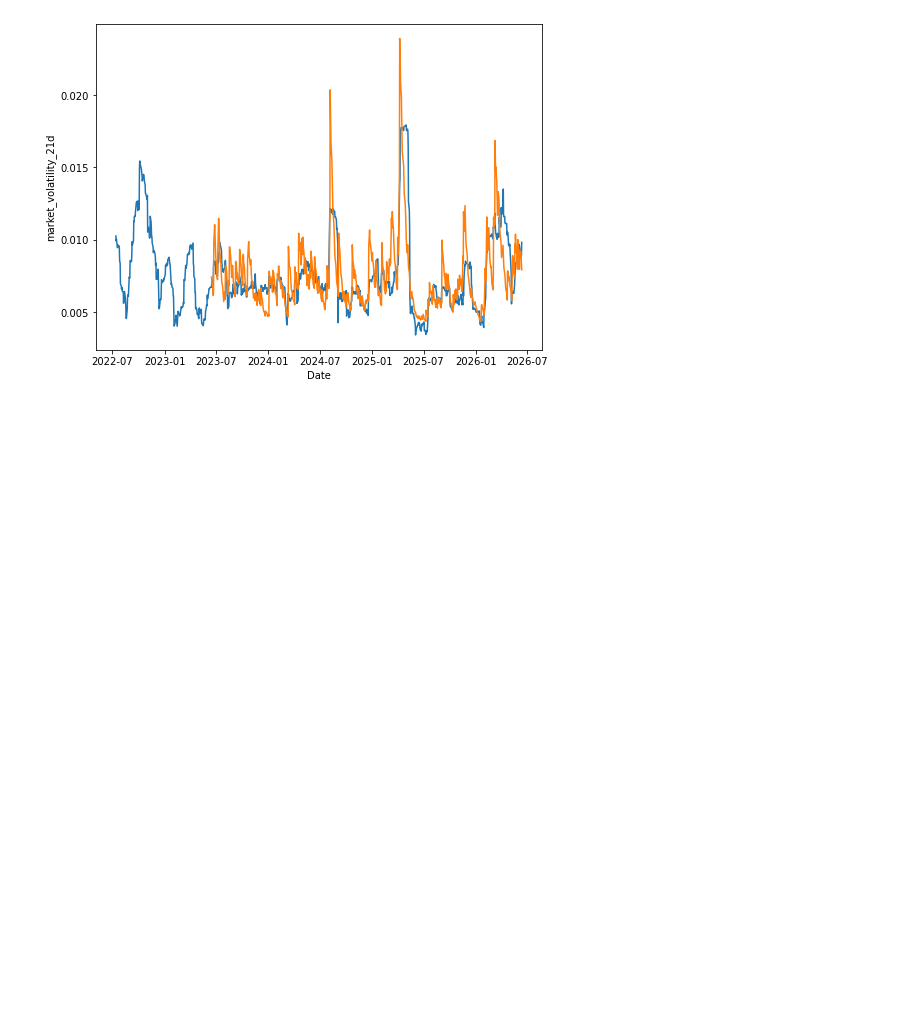
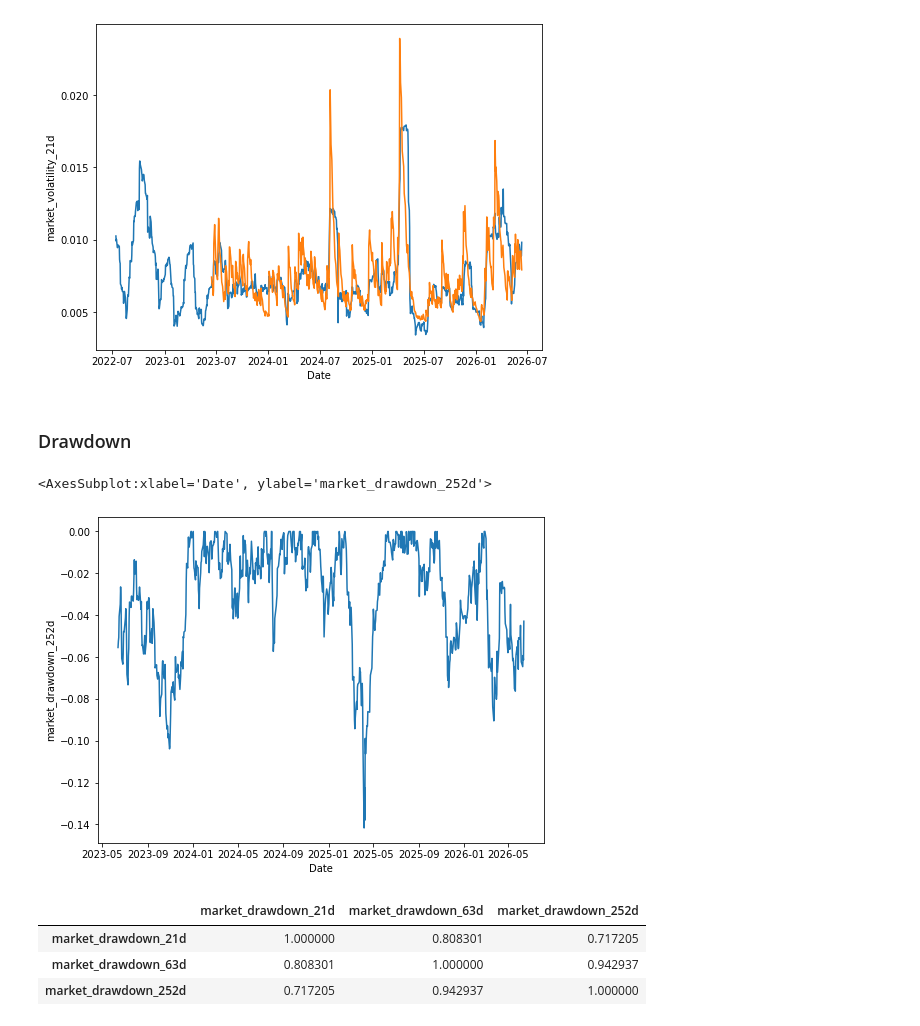
Before and after one commit to hungryfire267/systematic-equities-research, a Jupyter notebook: notebooks/research_signals.ipynb, the cells around one changed output. Cells and saved outputs as stored; diff of their text form; code cells hidden in the pictures; blank space fills up the shorter version.

```diff
--- a/notebooks/research_signals.ipynb
+++ b/notebooks/research_signals.ipynb
@@ -17,4 +17,6 @@ import seaborn as sns
 market_signal_dict = MarketSignals().run_data()
 
 market_return_df = market_signal_dict["returns"]
+market_momentum_df = market_signal_dict["momentum"]
 market_volatility_df = market_signal_dict["volatility"]
+market_drawdown_df = market_signal_dict["drawdown"]
@@ -46,3 +64,18 @@ sns.lineplot(data= volatility_df, x="Date", y = "raw_garch_vol")
 plt.show()
 # %% [output]
 [figure]
+# %% [markdown]
+### Drawdown
+# %%
+plt.figure(figsize=(8, 6))
+sns.lineplot(data = market_drawdown_df, x="Date", y ="market_drawdown_252d")
+# %% [output]
+<AxesSubplot:xlabel='Date', ylabel='market_drawdown_252d'>
+[figure, added]
+# %%
+market_drawdown_df.corr().iloc[1:, 1:]
+# %% [output]
+|  | market_drawdown_21d | market_drawdown_63d | market_drawdown_252d |
+| market_drawdown_21d | 1.000000 | 0.808301 | 0.717205 |
+| market_drawdown_63d | 0.808301 | 1.000000 | 0.942937 |
+| market_drawdown_252d | 0.717205 | 0.942937 | 1.000000 |
```
Also changed, not shown: parts of 1 cell of this notebook, 7 other files.
